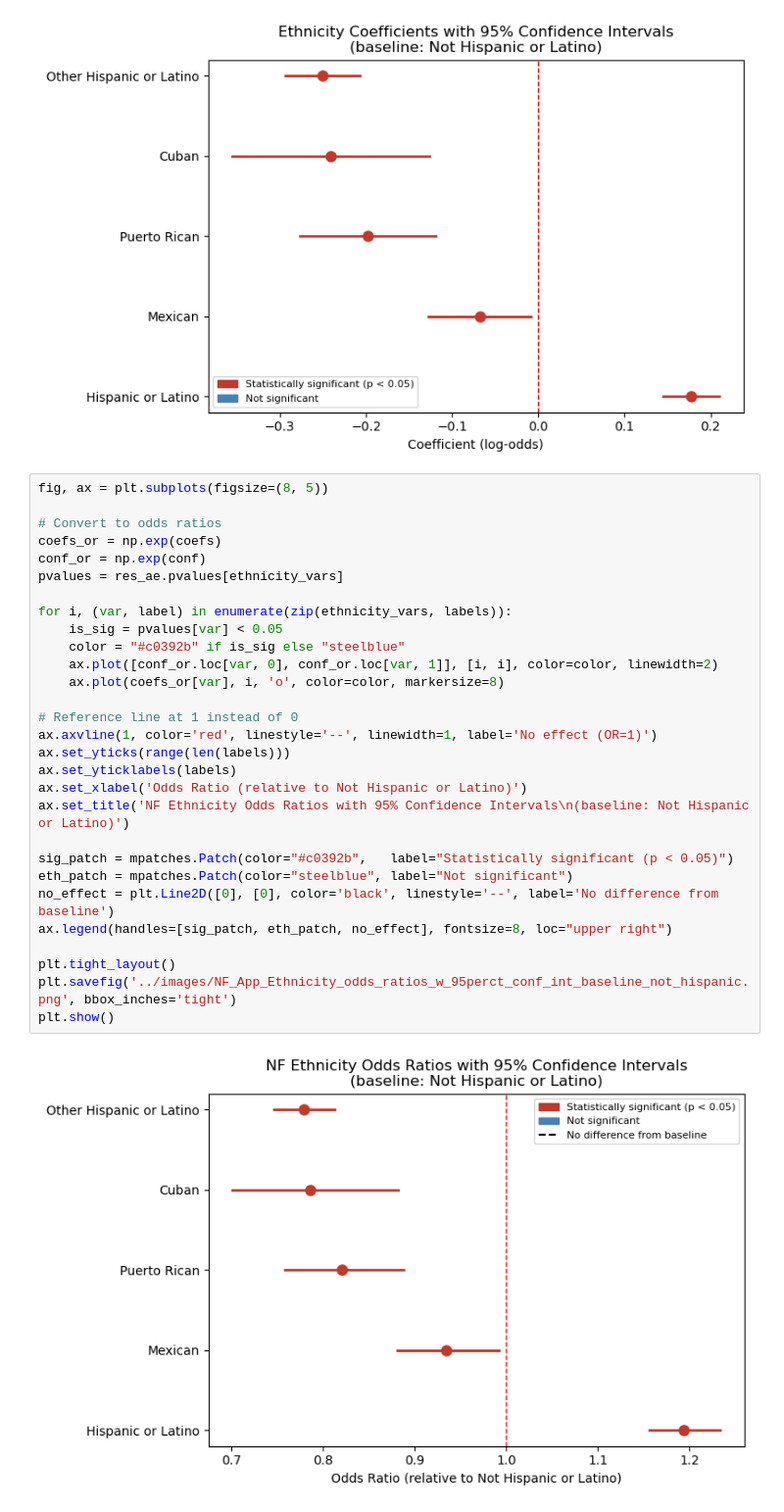
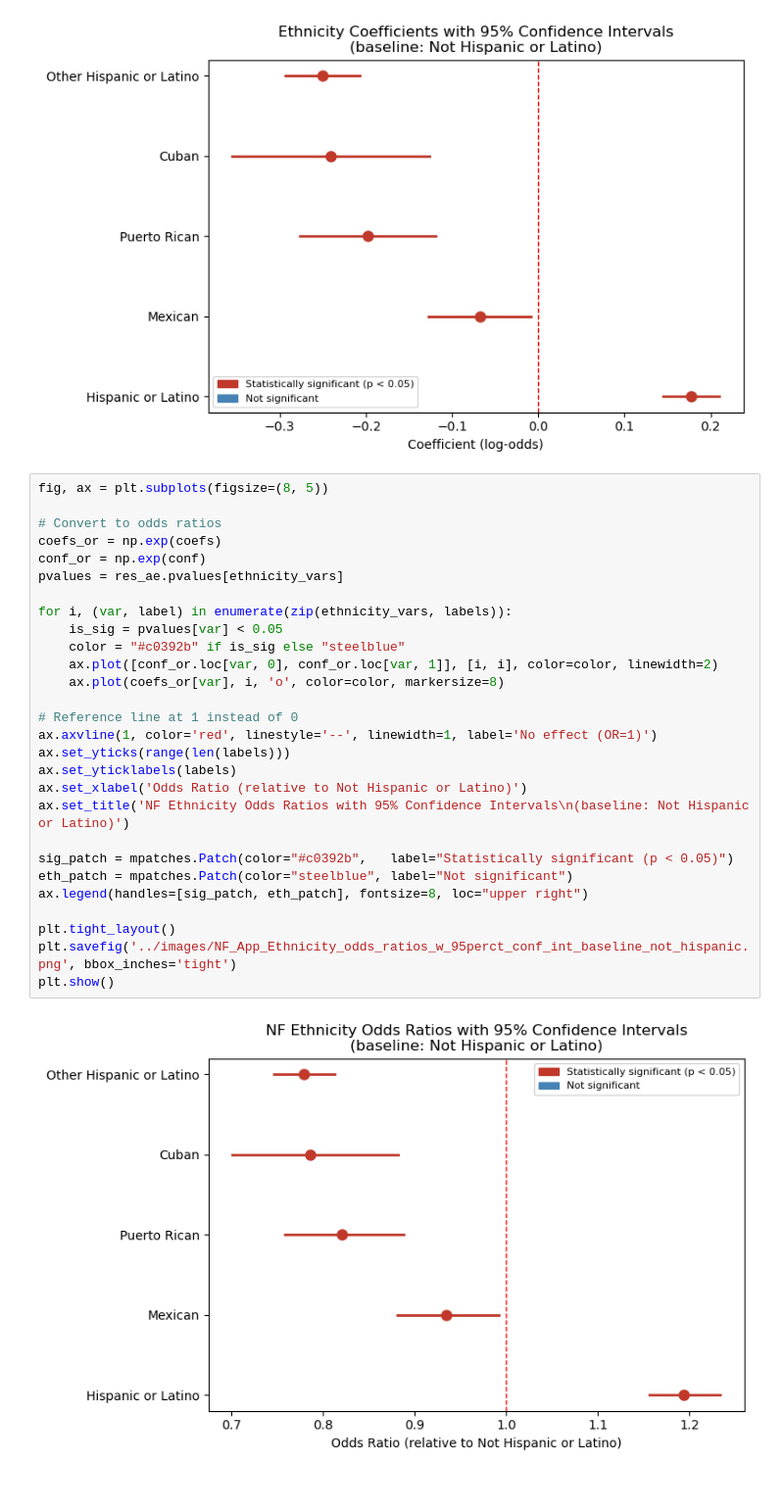
Before and after one commit to catdgomez/redlined_by_algorithm, a Jupyter notebook: notebooks/logistic_regression_models.ipynb, the cells around one changed output. Shown at 98% size. Saved outputs shown, nothing was run; the diff lists cells and outputs as text.

```diff
--- a/notebooks/logistic_regression_models.ipynb
+++ b/notebooks/logistic_regression_models.ipynb
@@ -88,31 +90,30 @@ plt.show()
 # %%
 fig, ax = plt.subplots(figsize=(8, 5))
 
 # Convert to odds ratios
 coefs_or = np.exp(coefs)
 conf_or = np.exp(conf)
 pvalues = res_ae.pvalues[ethnicity_vars]
 
 for i, (var, label) in enumerate(zip(ethnicity_vars, labels)):
     is_sig = pvalues[var] < 0.05
     color = "#c0392b" if is_sig else "steelblue"
     ax.plot([conf_or.loc[var, 0], conf_or.loc[var, 1]], [i, i], color=color, linewidth=2)
     ax.plot(coefs_or[var], i, 'o', color=color, markersize=8)
 
 # Reference line at 1 instead of 0
 ax.axvline(1, color='red', linestyle='--', linewidth=1, label='No effect (OR=1)')
 ax.set_yticks(range(len(labels)))
 ax.set_yticklabels(labels)
 ax.set_xlabel('Odds Ratio (relative to Not Hispanic or Latino)')
 ax.set_title('NF Ethnicity Odds Ratios with 95% Confidence Intervals\n(baseline: Not Hispanic or Latino)')
 
 sig_patch = mpatches.Patch(color="#c0392b",   label="Statistically significant (p < 0.05)")
 eth_patch = mpatches.Patch(color="steelblue", label="Not significant")
-no_effect = plt.Line2D([0], [0], color='black', linestyle='--', label='No difference from baseline')
-ax.legend(handles=[sig_patch, eth_patch, no_effect], fontsize=8, loc="upper right")
+ax.legend(handles=[sig_patch, eth_patch], fontsize=8, loc="upper right")
 
 plt.tight_layout()
 plt.savefig('../images/NF_App_Ethnicity_odds_ratios_w_95perct_conf_int_baseline_not_hispanic.png', bbox_inches='tight')
 plt.show()
 # %% [output]
-[figure, old version]
+[figure, new version]
```
Also changed, not shown: parts of 39 cells of this notebook.
